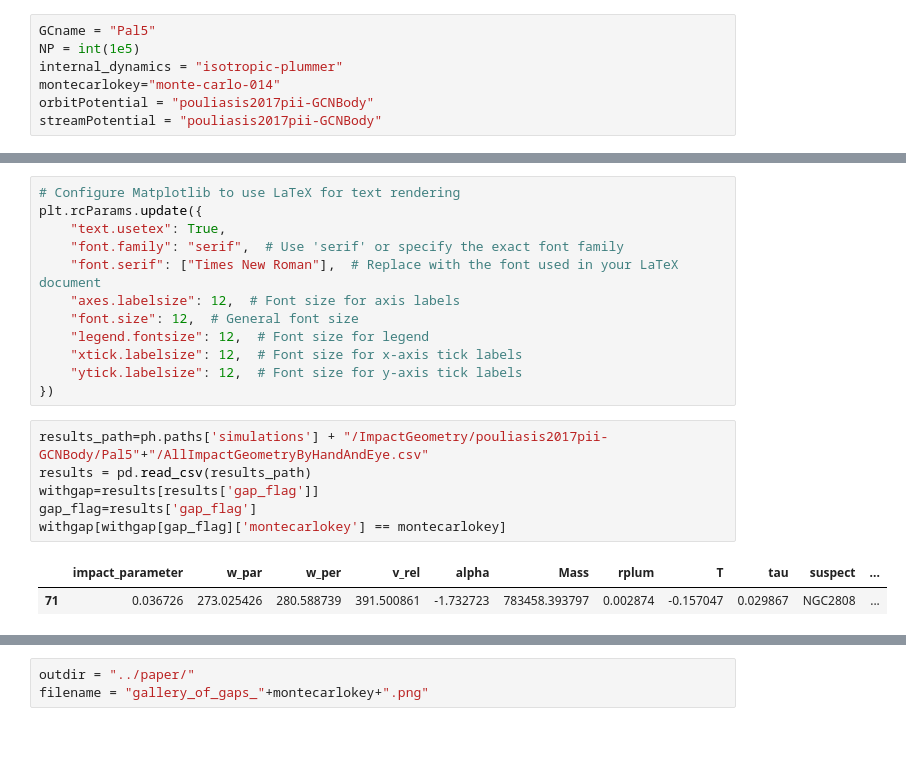
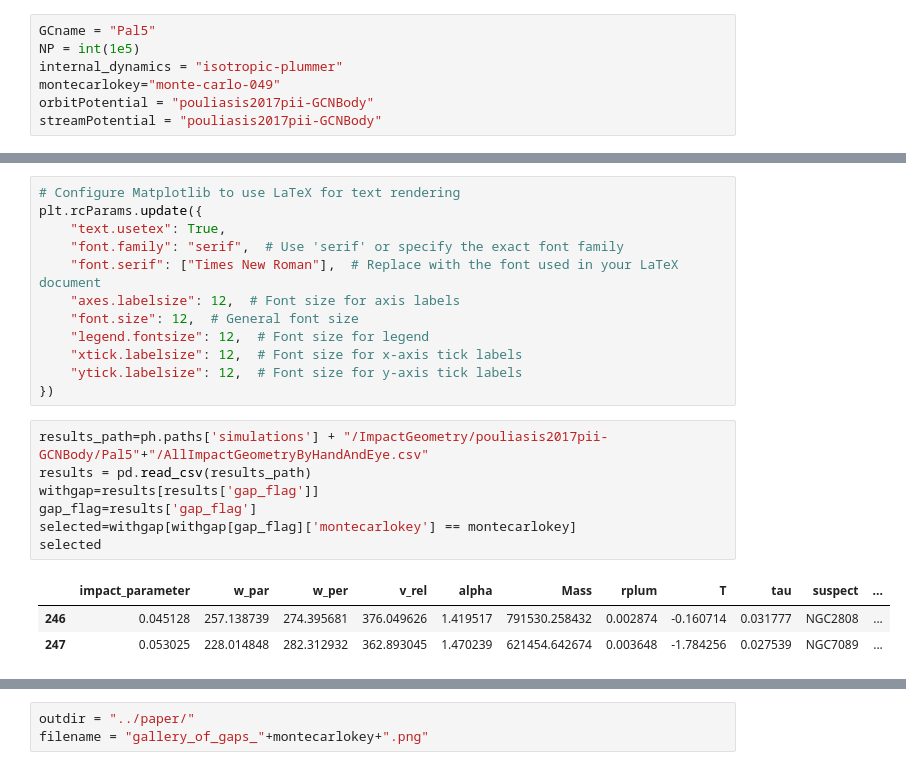
Before and after one commit to salvatore-ferrone/stream_analysis, a Jupyter notebook: figures/gallery_of_gaps.ipynb, the cells around one changed output, grey strips where cells are left out. Drawn from its saved outputs; the diff is of its cells as text; blank space fills up the shorter version.

```diff
--- a/figures/gallery_of_gaps.ipynb
+++ b/figures/gallery_of_gaps.ipynb
@@ -23,7 +23,7 @@ def extract_to_tail_coordinates(orbitpath,streampath,montecarlokey,internal_dyna
 GCname = "Pal5"
 NP = int(1e5)
 internal_dynamics = "isotropic-plummer"
-montecarlokey="monte-carlo-014"
+montecarlokey="monte-carlo-049"
 orbitPotential = "pouliasis2017pii-GCNBody"
 streamPotential = "pouliasis2017pii-GCNBody"
 # %%
@@ -68,9 +68,11 @@ plt.rcParams.update({
 # %%
 results_path=ph.paths['simulations'] + "/ImpactGeometry/pouliasis2017pii-GCNBody/Pal5"+"/AllImpactGeometryByHandAndEye.csv"
 results = pd.read_csv(results_path)
 withgap=results[results['gap_flag']]
 gap_flag=results['gap_flag']
-withgap[withgap[gap_flag]['montecarlokey'] == montecarlokey]
+selected=withgap[withgap[gap_flag]['montecarlokey'] == montecarlokey]
+selected
 # %% [output]
 |  | impact_parameter | w_par | w_per | v_rel | alpha | Mass | rplum | T | tau | suspect | ... |
-| 71 | 0.036726 | 273.025426 | 280.588739 | 391.500861 | -1.732723 | 783458.393797 | 0.002874 | -0.157047 | 0.029867 | NGC2808 | ... |
+| 246 | 0.045128 | 257.138739 | 274.395681 | 376.049626 | 1.419517 | 791530.258432 | 0.002874 | -0.160714 | 0.031777 | NGC2808 | ... |
+| 247 | 0.053025 | 228.014848 | 282.312932 | 362.893045 | 1.470239 | 621454.642674 | 0.003648 | -1.784256 | 0.027539 | NGC7089 | ... |
```
Also changed, not shown: parts of 9 cells of this notebook, 23 other files.
